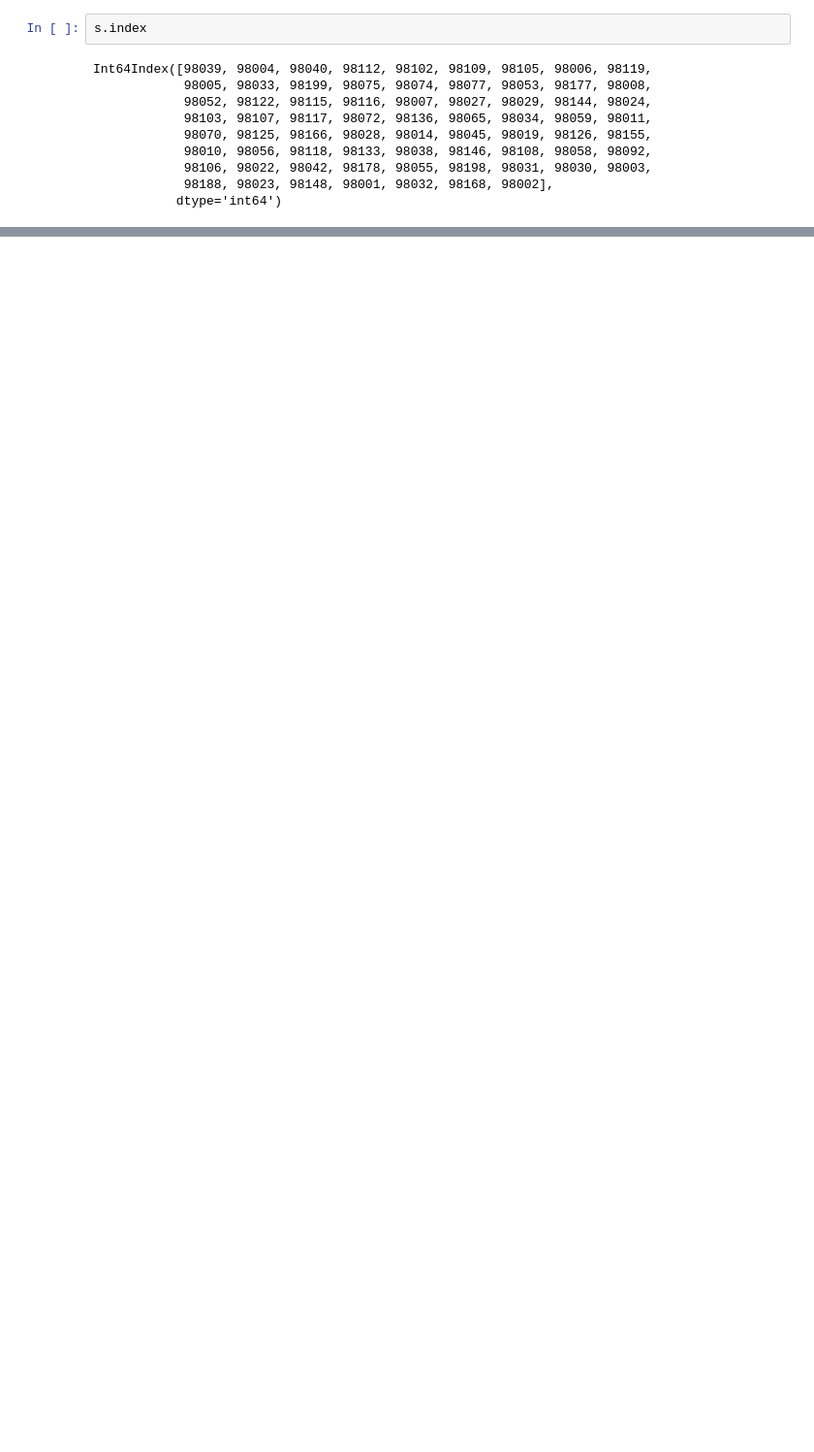
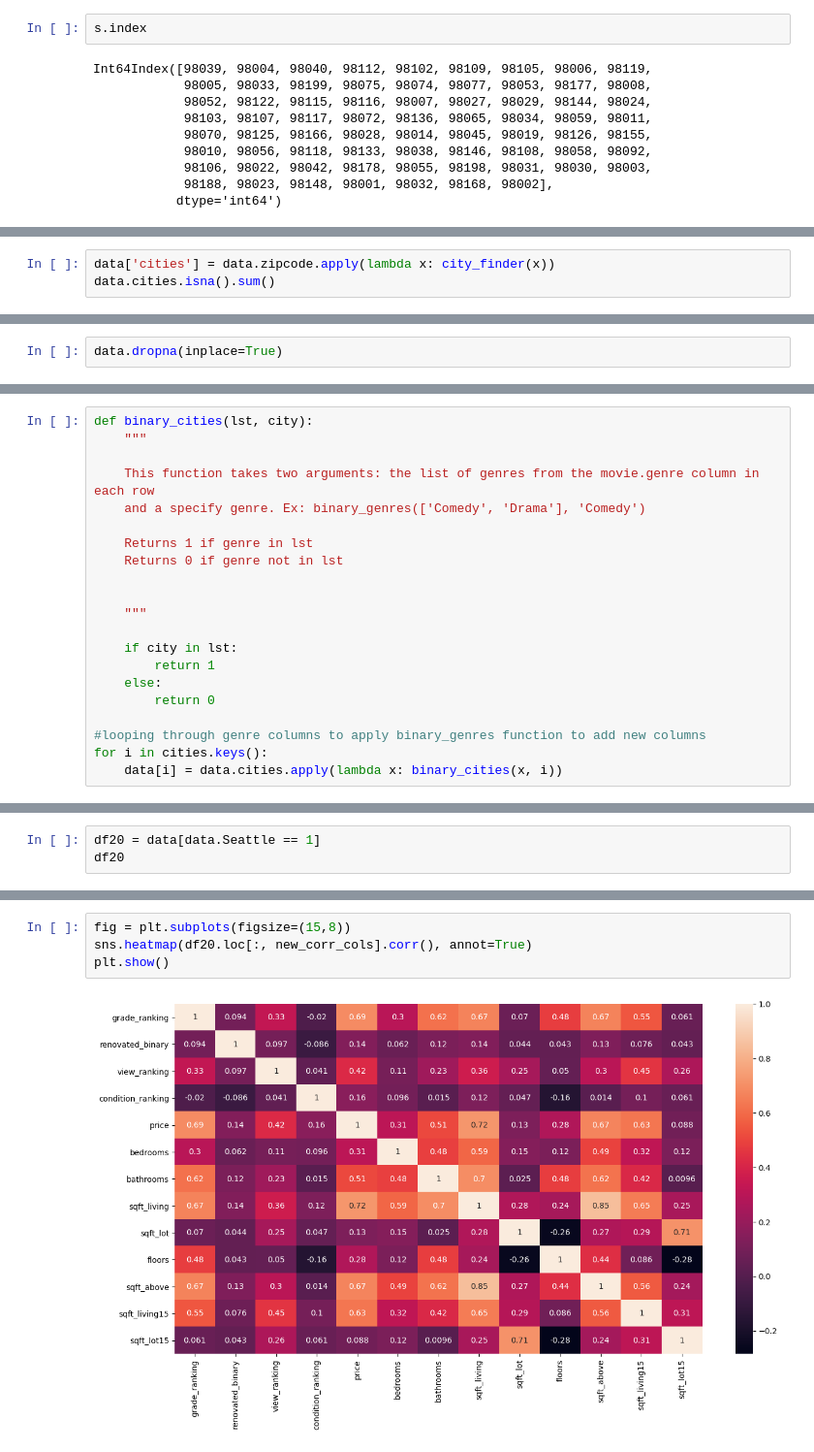
Before and after one commit to bc0119/King_Count_Analysis, a Jupyter notebook: student.ipynb, the cells around one changed output, grey strips where cells are left out. Shown at 97% size. Drawn from its saved outputs; the diff is of its cells as text; blank space fills up the shorter version.

```diff
--- a/student.ipynb
+++ b/student.ipynb
@@ -869,0 +885,3 @@ cities = {'Algona': [98001], 'Auburn': [98001, 98002, 98003, 98023, 98063, 98071
+# %%
+data['cities'] = data.zipcode.apply(lambda x: city_finder(x))
+data.cities.isna().sum()
@@ -869,0 +933,2 @@ cities = {'Algona': [98001], 'Auburn': [98001, 98002, 98003, 98023, 98063, 98071
+# %%
+data.dropna(inplace=True)
@@ -869,0 +970,21 @@ cities = {'Algona': [98001], 'Auburn': [98001, 98002, 98003, 98023, 98063, 98071
+# %%
+def binary_cities(lst, city):
+    """
+
+    This function takes two arguments: the list of genres from the movie.genre column in each row
+    and a specify genre. Ex: binary_genres(['Comedy', 'Drama'], 'Comedy')
+
+    Returns 1 if genre in lst
+    Returns 0 if genre not in lst
+
+
+    """
+
+    if city in lst:
+        return 1
+    else:
+        return 0
+
+#looping through genre columns to apply binary_genres function to add new columns
+for i in cities.keys():
+    data[i] = data.cities.apply(lambda x: binary_cities(x, i))
@@ -869,0 +1061,3 @@ cities = {'Algona': [98001], 'Auburn': [98001, 98002, 98003, 98023, 98063, 98071
+# %%
+df20 = data[data.Seattle == 1]
+df20
@@ -869,0 +1078,6 @@ cities = {'Algona': [98001], 'Auburn': [98001, 98002, 98003, 98023, 98063, 98071
+# %%
+fig = plt.subplots(figsize=(15,8))
+sns.heatmap(df20.loc[:, new_corr_cols].corr(), annot=True)
+plt.show()
+# %% [output]
+[figure, added]
```
Also changed, not shown: parts of 26 cells of this notebook, 1 other file.
